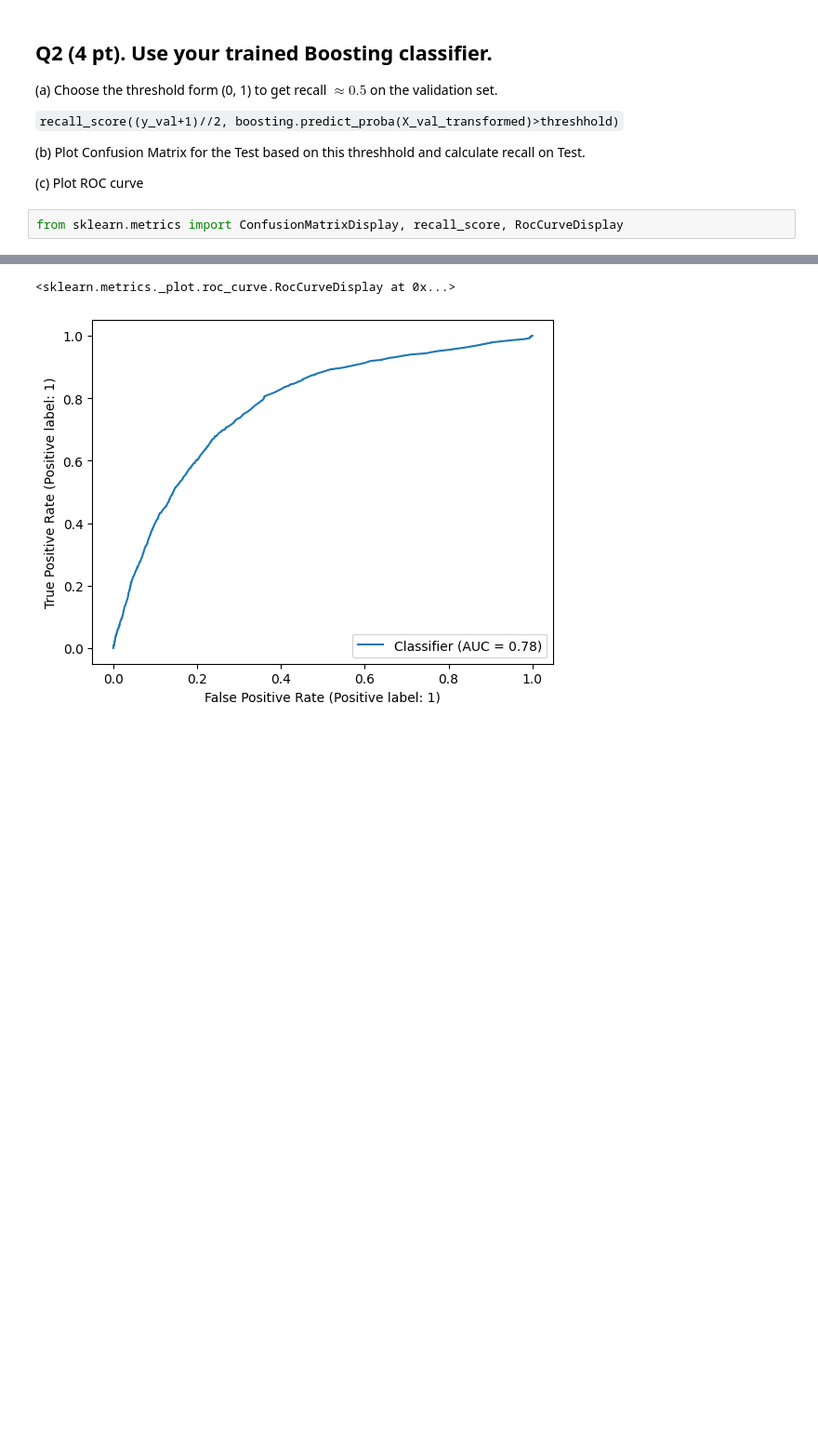
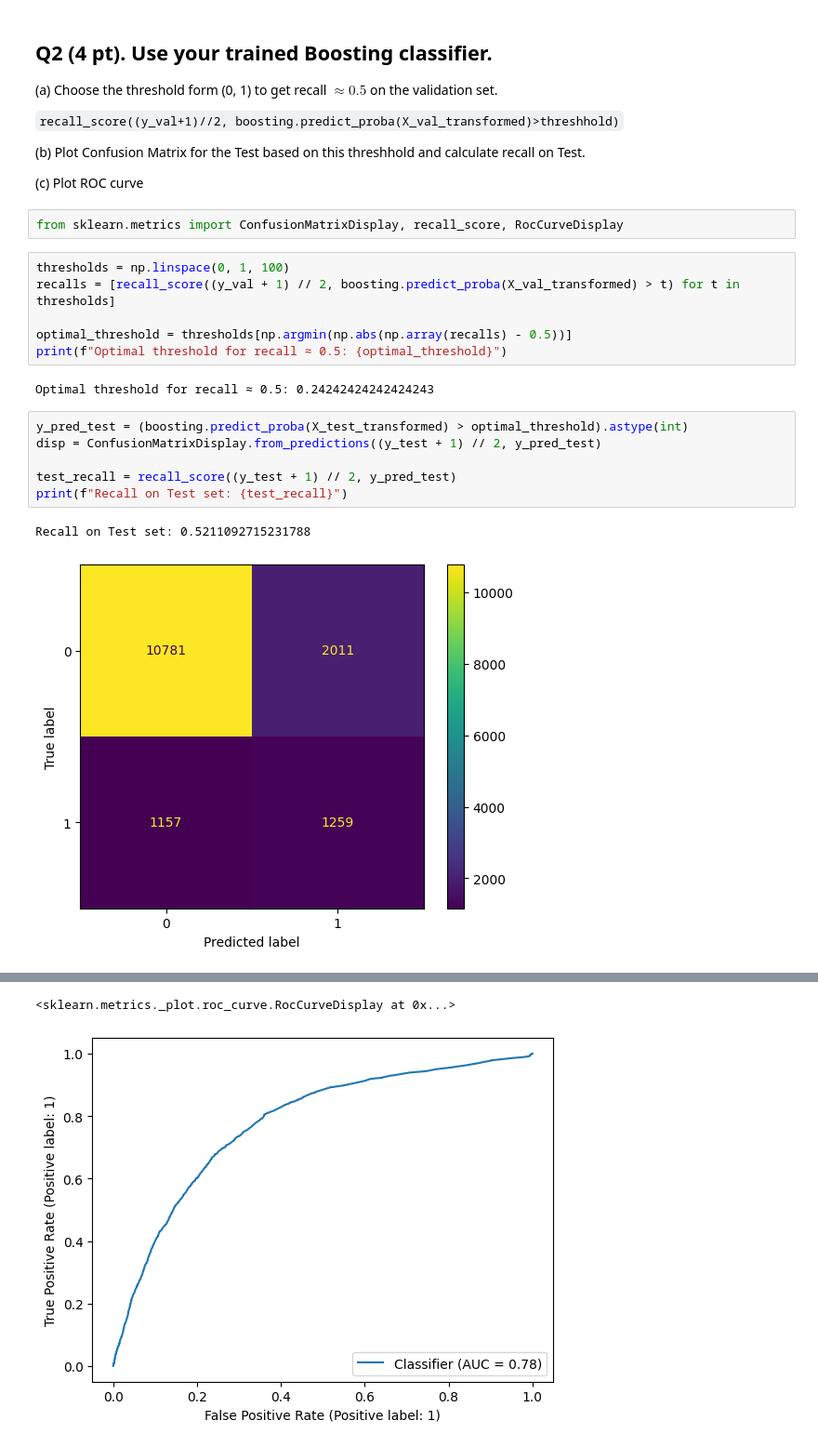
Before and after one commit to ansleyo/RIT_ML, a Jupyter notebook: 2025_spring/Week09_GBM/HW8.ipynb, the cells around one changed output, grey strips where cells are left out. Shown at 93% size. Saved outputs shown, nothing was run; the diff lists cells and outputs as text; blank space fills up the shorter version.

```diff
--- a/2025_spring/Week09_GBM/HW8.ipynb
+++ b/2025_spring/Week09_GBM/HW8.ipynb
@@ -317,3 +331,20 @@ array([0.01394463, 0.03045918, 0.03259699, 0.06996092, 0.58068722,
 (c) Plot ROC curve
 # %%
 from sklearn.metrics import ConfusionMatrixDisplay, recall_score, RocCurveDisplay
+# %%
+thresholds = np.linspace(0, 1, 100)
+recalls = [recall_score((y_val + 1) // 2, boosting.predict_proba(X_val_transformed) > t) for t in thresholds]
+
+optimal_threshold = thresholds[np.argmin(np.abs(np.array(recalls) - 0.5))]
+print(f"Optimal threshold for recall ≈ 0.5: {optimal_threshold}")
+# %% [output]
+Optimal threshold for recall ≈ 0.5: 0.24242424242424243
+# %%
+y_pred_test = (boosting.predict_proba(X_test_transformed) > optimal_threshold).astype(int)
+disp = ConfusionMatrixDisplay.from_predictions((y_test + 1) // 2, y_pred_test)
+
+test_recall = recall_score((y_test + 1) // 2, y_pred_test)
+print(f"Recall on Test set: {test_recall}")
+# %% [output]
+Recall on Test set: 0.5211092715231788
+[figure, added]
```
Also changed, not shown: parts of 9 cells of this notebook.
